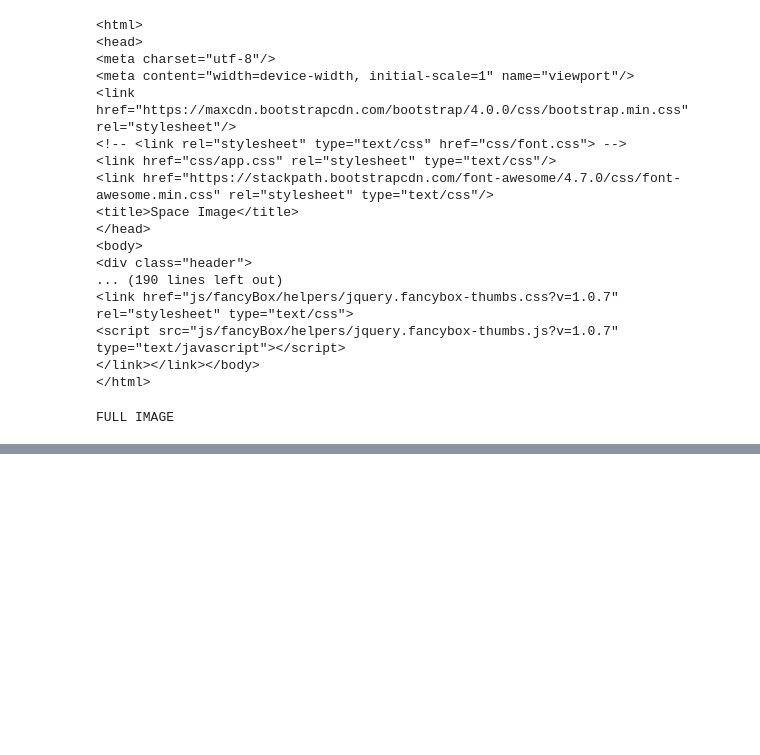
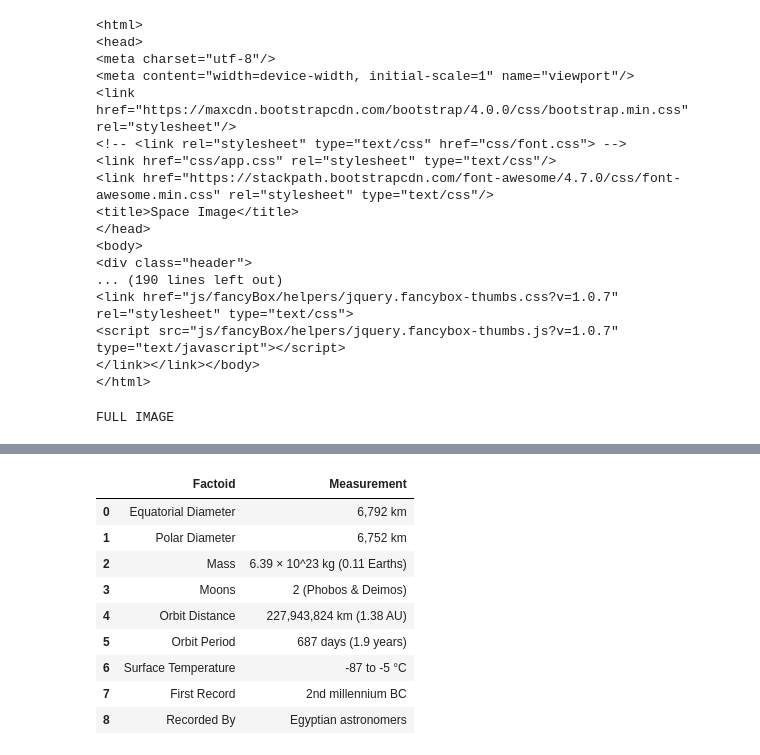
Before and after one commit to xb12mel/web-scraping-challenge, a Jupyter notebook: news_scrape.ipynb, the cells around one changed output, grey strips where cells are left out. Cells and saved outputs as stored; diff of their text form; code cells hidden in the pictures; blank space fills up the shorter version.

Commit message:
Reading in tables
Scraped the table from Mars Facts and loaded into .ipnyb

```diff
--- a/news_scrape.ipynb
+++ b/news_scrape.ipynb
@@ -152,0 +141,3 @@ mars_planet_profile = m_soup.select("tr")
+# %%
+tables = pd.read_html(m_facts)
+tables
@@ -152,0 +162,16 @@ mars_planet_profile = m_soup.select("tr")
+# %%
+m_facts_df = tables[0]
+m_facts_df.columns = ['Factoid', 'Measurement']
+m_facts_df['Factoid'] = m_facts_df['Factoid'].str.replace(':', '')
+m_facts_df
+# %% [output]
+|  | Factoid | Measurement |
+| 0 | Equatorial Diameter | 6,792 km |
+| 1 | Polar Diameter | 6,752 km |
+| 2 | Mass | 6.39 × 10^23 kg (0.11 Earths) |
+| 3 | Moons | 2 (Phobos & Deimos) |
+| 4 | Orbit Distance | 227,943,824 km (1.38 AU) |
+| 5 | Orbit Period | 687 days (1.9 years) |
+| 6 | Surface Temperature | -87 to -5 °C |
+| 7 | First Record | 2nd millennium BC |
+| 8 | Recorded By | Egyptian astronomers |
```
Also changed, not shown: parts of 6 cells of this notebook.
